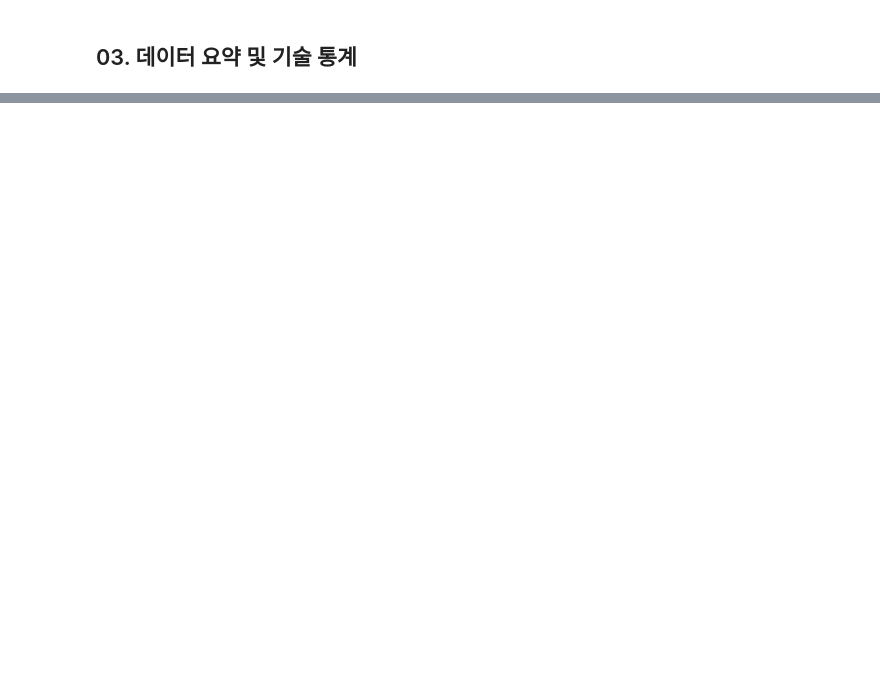
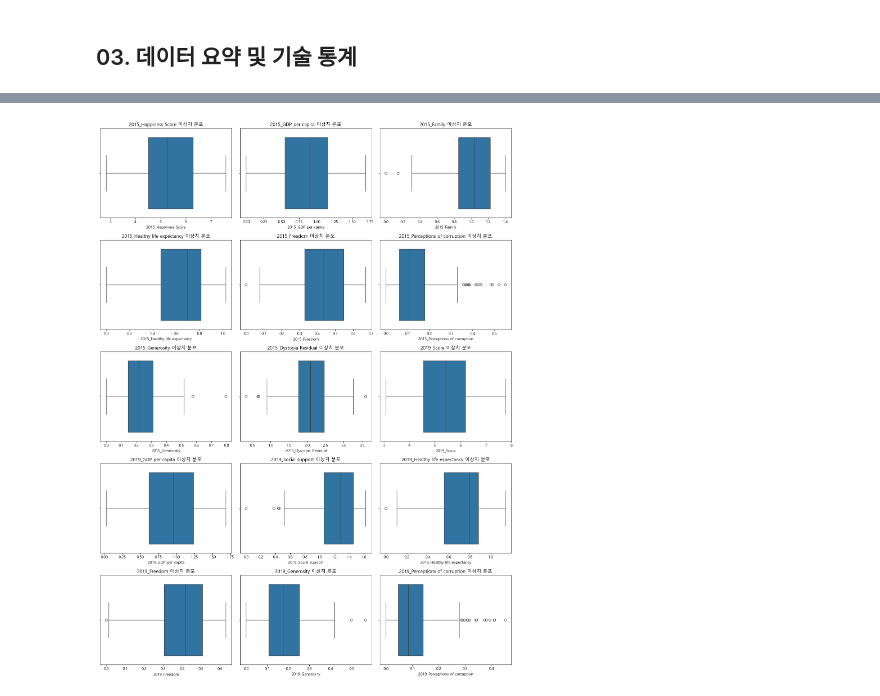
Before and after one commit to skn-ai14-250409/SKN14-EDA-3Team, a Jupyter notebook: LeeWonjeehui/happiness.ipynb, the cells around one changed output, grey strips where cells are left out. Drawn from its saved outputs; the diff is of its cells as text; code cells hidden in the pictures; blank space fills up the shorter version.

```diff
--- a/LeeWonjeehui/happiness.ipynb
+++ b/LeeWonjeehui/happiness.ipynb
@@ -301,0 +296,35 @@ plt.show()
+# %%
+import matplotlib.pyplot as plt
+import seaborn as sns
+
+# 제외할 컬럼 리스트
+exclude_cols = ['2015_Standard Error', 'Score_Diff', 'GDP_Diff']
+
+# 전체 수치형 변수 리스트에서 제외할 컬럼을 뺀 최종 변수 리스트 생성
+numeric_cols_filtered = [
+    col for col in [
+        '2015_Happiness Score', '2015_Standard Error', '2015_GDP per capita', '2015_Family',
+        '2015_Healthy life expectancy', '2015_Freedom', '2015_Perceptions of corruption',
+        '2015_Generosity', '2015_Dystopia Residual', '2019_Score', '2019_GDP per capita',
+        '2019_Social support', '2019_Healthy life expectancy', '2019_Freedom',
+        '2019_Generosity', '2019_Perceptions of corruption', 'Score_Diff', 'GDP_Diff'
+    ] if col not in exclude_cols
+]
+
+def plot_outliers(df, cols, n_cols=3):
+    n_rows = (len(cols) + n_cols - 1) // n_cols
+    plt.figure(figsize=(5 * n_cols, 4 * n_rows))
+
+    for i, col in enumerate(cols):
+        plt.subplot(n_rows, n_cols, i + 1)
+        sns.boxplot(x=df[col])
+        plt.title(f'{col} 이상치 분포')
+        plt.xlabel(col)
+
+    plt.tight_layout()
+    plt.show()
+
+# 이상치 박스플롯 호출 (df_merge는 병합된 데이터프레임)
+plot_outliers(df_merge, numeric_cols_filtered)
+# %% [output]
+[figure, added]
```
Also changed, not shown: parts of 47 cells of this notebook, 2 other files.
